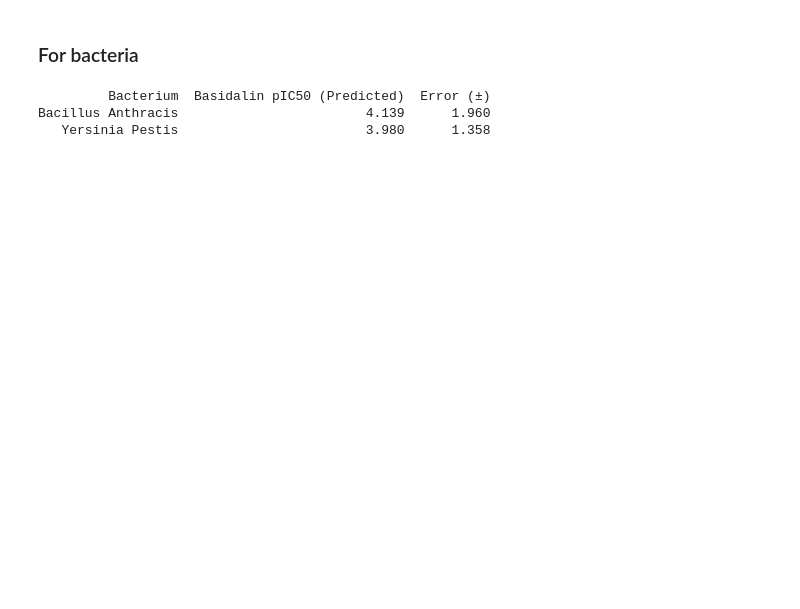
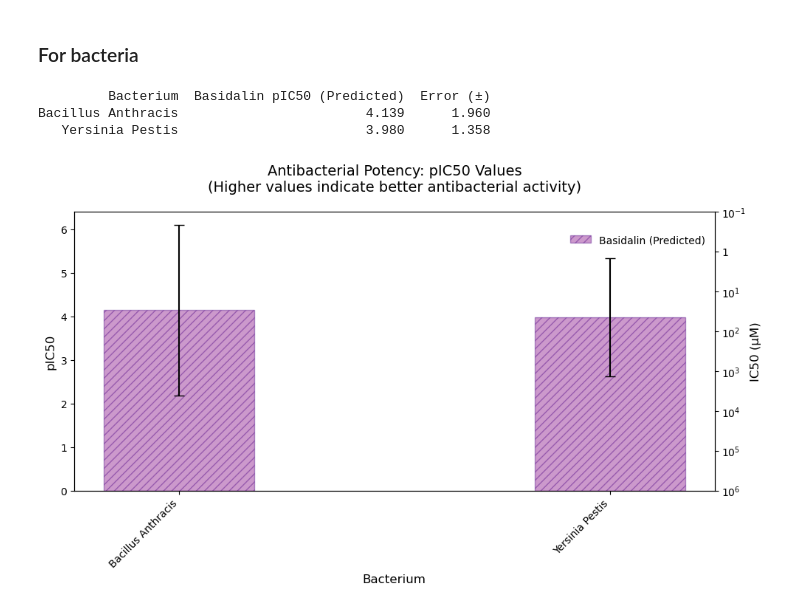
Before and after one commit to soumyadeepghosh35/DTRA_DrugDesign, a Jupyter notebook: DTRA_project_notebooks/Plotting_remove.ipynb, the cells around one changed output. Drawn from its saved outputs; the diff is of its cells as text; code cells hidden in the pictures; blank space fills up the shorter version.

```diff
--- a/DTRA_project_notebooks/Plotting_remove.ipynb
+++ b/DTRA_project_notebooks/Plotting_remove.ipynb
@@ -1163,6 +1150,7 @@ plt.show()
 # %%
 import pandas as pd
 import numpy as np
+import matplotlib.pyplot as plt
 
 # Extract the bacterial data
 bacterial_data = {
@@ -1181,33 +1169,99 @@ bacterial_errors = {
 # Create DataFrames
 df_bacterial_pic50 = pd.DataFrame(bacterial_data)
 df_bacterial_errors = pd.DataFrame(bacterial_errors)
 
 # Create a combined DataFrame for better visualization
 bacteria = ['Bacillus Anthracis', 'Yersinia Pestis']
 
 # Reorganize data for display
 display_data = []
 for bacterium in bacteria:
     row = {
         'Bacterium': bacterium,
         'Basidalin pIC50 (Predicted)': df_bacterial_pic50.loc[0, bacterium],
         'Error (±)': df_bacterial_errors.loc[0, bacterium]
     }
     display_data.append(row)
 
 df_bacterial_display = pd.DataFrame(display_data)
 
 # Display the data
 print(df_bacterial_display.to_string(index=False))
 
 # Store data for plotting
 bacteria_list = bacteria
 df_bacterial_pic50_values = df_bacterial_pic50
 df_bacterial_errors_values = df_bacterial_errors
+
+# ************************************************************
+# Plotting
+# ************************************************************
+
+# Convert pIC50 to IC50 (in µM)
+def pic50_to_ic50(pic50):
+    return 10**(-pic50) * 1e6
+
+def ic50_to_pic50(ic50):
+    return -np.log10(ic50 / 1e6)
+
+def format_ic50(ic50_value):
+    if ic50_value == 0:
+        return '$0$'
+
+    exponent = int(np.floor(np.log10(abs(ic50_value))))
+    mantissa = ic50_value / (10 ** exponent)
+
+    if exponent == 0:
+        return f'${mantissa:.2g}$'
+    elif abs(mantissa - 1.0) < 0.01:
+        return f'$10^{{{exponent}}}$'
+    else:
+        return f'${mantissa:.2f} \\times 10^{{{exponent}}}$'
+
+# Create figure
+fig, ax1 = plt.subplots(1, 1, figsize=(10, 6))
+
+x = np.arange(len(bacteria_list))
+width = 0.35
+
+# Extract data
+bas_pred = df_bacterial_pic50_values.loc[0, bacteria_list].values
+bas_err = df_bacterial_errors_values.loc[0, bacteria_list].values
+
+# Predicted: transparent with hatch — visually indicates uncertainty
+bars1 = ax1.bar(x, bas_pred, width, yerr=bas_err,
+                label='Basidalin (Predicted)', alpha=0.4, capsize=5,
+                color='purple', edgecolor='indigo', linewidth=1.0,
+                hatch='///')
+
+ax1.set_xlabel('Bacterium', fontsize=12)
+ax1.set_ylabel('pIC50', fontsize=12)
+ax1.set_title('Antibacterial Potency: pIC50 Values\n(Higher values indicate better antibacterial activity)',
+              fontsize=14, pad=20)
+ax1.set_xticks(x)
+ax1.set_xticklabels(bacteria_list, rotation=45, ha='right')
+ax1.legend(loc='upper right', bbox_to_anchor=(1, 0.95), fontsize=10, frameon=False)
+
+# Add secondary y-axis for IC50 (µM)
+ax2 = ax1.twinx()
+ax2.set_ylim(ax1.get_ylim())
+
+pic50_ticks = ax1.get_yticks()
+ic50_ticks = [pic50_to_ic50(pic50) for pic50 in pic50_ticks]
+ic50_labels = [format_ic50(ic50) for ic50 in ic50_ticks]
+
+ax2.set_yticks(pic50_ticks)
+ax2.set_yticklabels(ic50_labels)
+ax2.set_ylabel('IC50 (µM)', fontsize=12)
+
+plt.tight_layout()
+plt.savefig('antibacterial_potency_comparison.png', dpi=300, bbox_inches='tight')
+plt.show()
 # %% [output]
          Bacterium  Basidalin pIC50 (Predicted)  Error (±)
 Bacillus Anthracis                        4.139      1.960
    Yersinia Pestis                        3.980      1.358
+[figure, added]
 # %%
 import matplotlib.pyplot as plt
 
```
Also changed, not shown: parts of 1 cell of this notebook, 5 other files.
